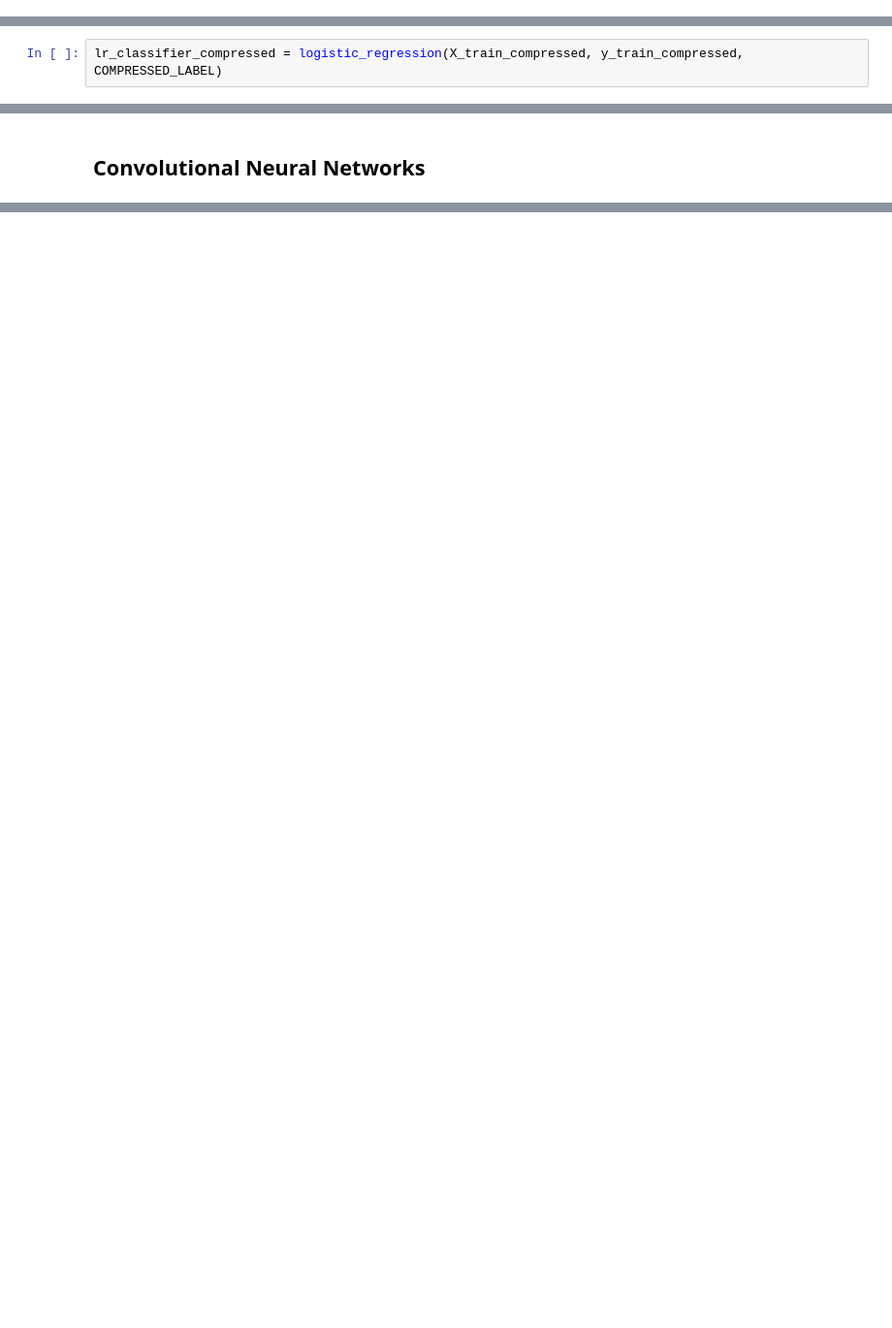
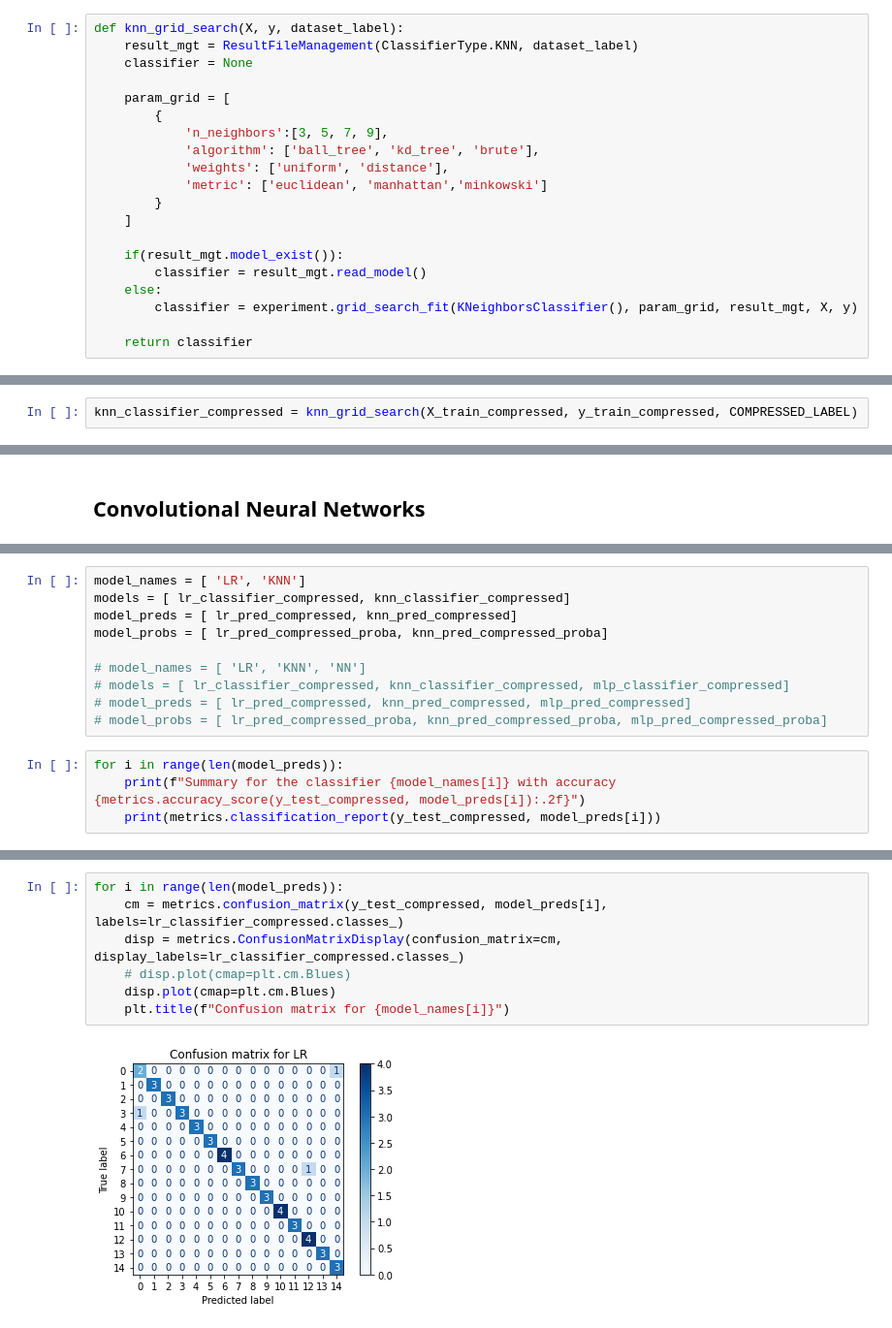
Before and after one commit to jeffcav/face-recog, a Jupyter notebook: yalefaces.ipynb, the cells around one changed output, grey strips where cells are left out. Shown: that part at 97% size. Cells and saved outputs as stored; diff of their text form; blank space fills up the shorter version.

```diff
--- a/yalefaces.ipynb
+++ b/yalefaces.ipynb
@@ -191,4 +198,24 @@ NameError: name 'lr_classifier' is not defined
+# %%
+def knn_grid_search(X, y, dataset_label):
+    result_mgt = ResultFileManagement(ClassifierType.KNN, dataset_label)
+    classifier = None
+
+    param_grid = [
+        {
+            'n_neighbors':[3, 5, 7, 9],
+            'algorithm': ['ball_tree', 'kd_tree', 'brute'],
+            'weights': ['uniform', 'distance'],
+            'metric': ['euclidean', 'manhattan','minkowski']
+        }
+    ]
+
+    if(result_mgt.model_exist()):
+        classifier = result_mgt.read_model()
+    else:
+        classifier = experiment.grid_search_fit(KNeighborsClassifier(), param_grid, result_mgt, X, y)
+
+    return classifier
 # %% [markdown]
 ### Train and test on the compressed dataset
 # %%
-lr_classifier_compressed = logistic_regression(X_train_compressed, y_train_compressed, COMPRESSED_LABEL)
+knn_classifier_compressed = knn_grid_search(X_train_compressed, y_train_compressed, COMPRESSED_LABEL)
@@ -320,0 +321,14 @@ Score (compressed): 0.9
+# %%
+model_names = [ 'LR', 'KNN']
+models = [ lr_classifier_compressed, knn_classifier_compressed]
+model_preds = [ lr_pred_compressed, knn_pred_compressed]
+model_probs = [ lr_pred_compressed_proba, knn_pred_compressed_proba]
+
+# model_names = [ 'LR', 'KNN', 'NN']
+# models = [ lr_classifier_compressed, knn_classifier_compressed, mlp_classifier_compressed]
+# model_preds = [ lr_pred_compressed, knn_pred_compressed, mlp_pred_compressed]
+# model_probs = [ lr_pred_compressed_proba, knn_pred_compressed_proba, mlp_pred_compressed_proba]
+# %%
+for i in range(len(model_preds)):
+    print(f"Summary for the classifier {model_names[i]} with accuracy {metrics.accuracy_score(y_test_compressed, model_preds[i]):.2f}")
+    print(metrics.classification_report(y_test_compressed, model_preds[i]))
@@ -320,0 +355,9 @@ Score (compressed): 0.9
+# %%
+for i in range(len(model_preds)):
+    cm = metrics.confusion_matrix(y_test_compressed, model_preds[i], labels=lr_classifier_compressed.classes_)
+    disp = metrics.ConfusionMatrixDisplay(confusion_matrix=cm, display_labels=lr_classifier_compressed.classes_)
+    # disp.plot(cmap=plt.cm.Blues)
+    disp.plot(cmap=plt.cm.Blues)
+    plt.title(f"Confusion matrix for {model_names[i]}")
+# %% [output]
+[figure, added]
```
Also changed, not shown: parts of 37 cells of this notebook, 2 other files.
